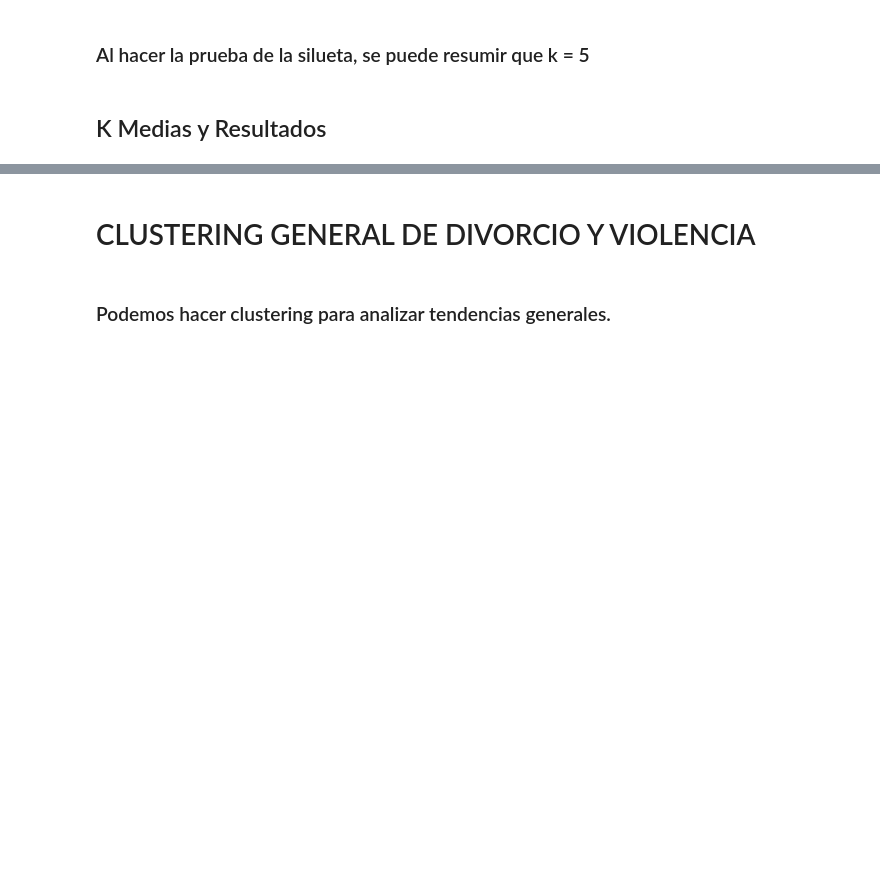
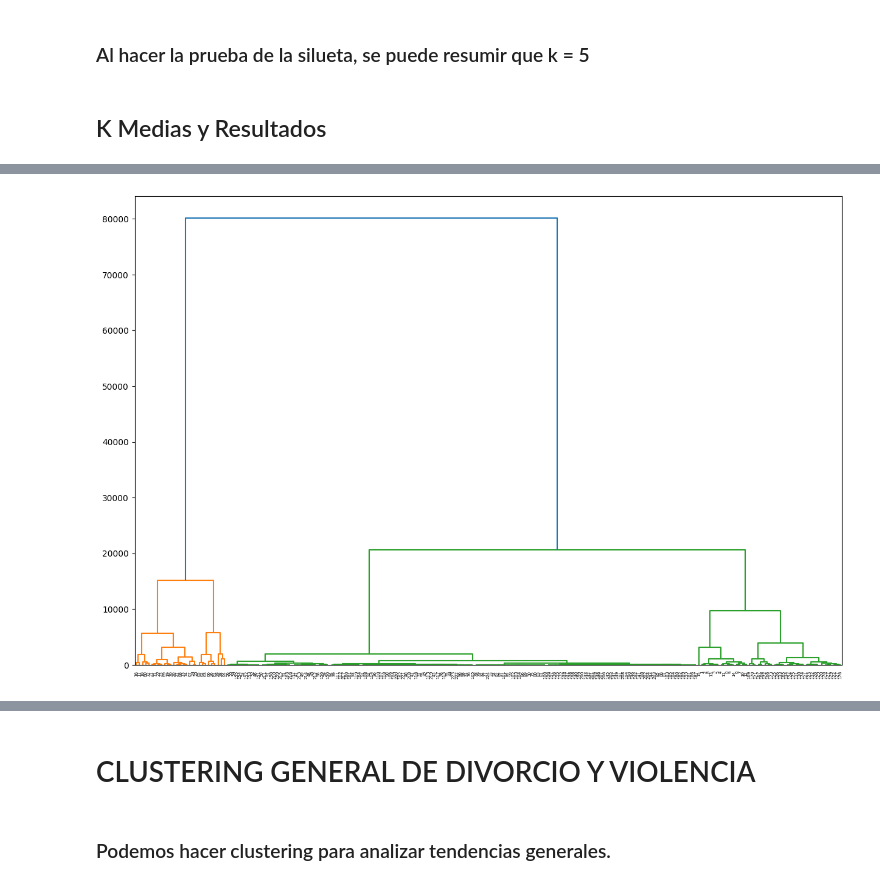
Before and after one commit to josuemj/INE-DataLab, a Jupyter notebook: notebooks/03_clustering.ipynb, the cells around one changed output, grey strips where cells are left out. Cells and saved outputs as stored; diff of their text form; code cells hidden in the pictures; blank space fills up the shorter version.

```diff
--- a/notebooks/03_clustering.ipynb
+++ b/notebooks/03_clustering.ipynb
@@ -963,0 +1036,6 @@ For n_clusters = 6 The average silhouette_score is : 0.8090712022389366
+# %%
+plt.figure(figsize=(15, 10))
+
+dendograma = sch.dendrogram(sch.linkage(X, method='ward'))
+# %% [output]
+[figure, added]
```
Also changed, not shown: parts of 6 cells of this notebook.
